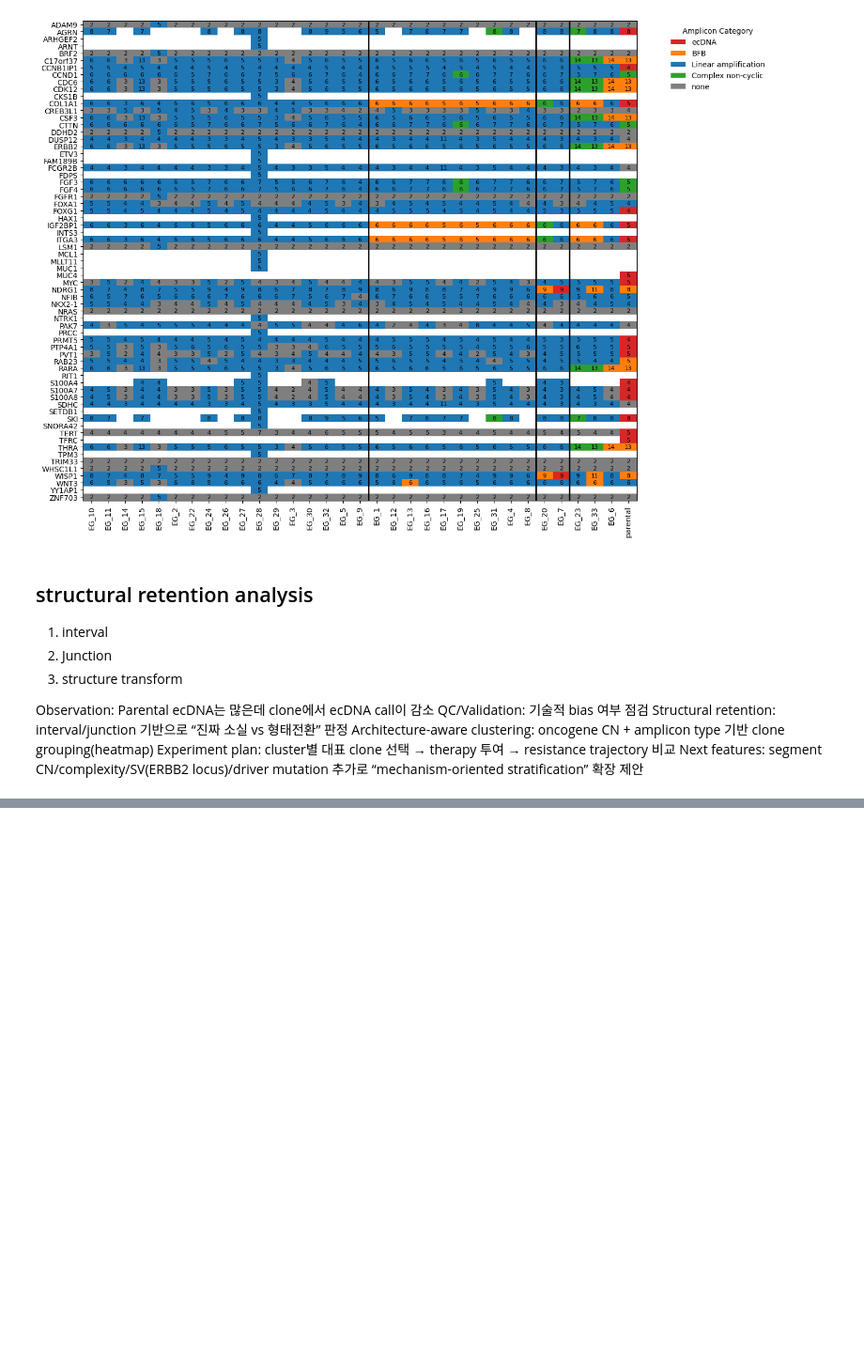
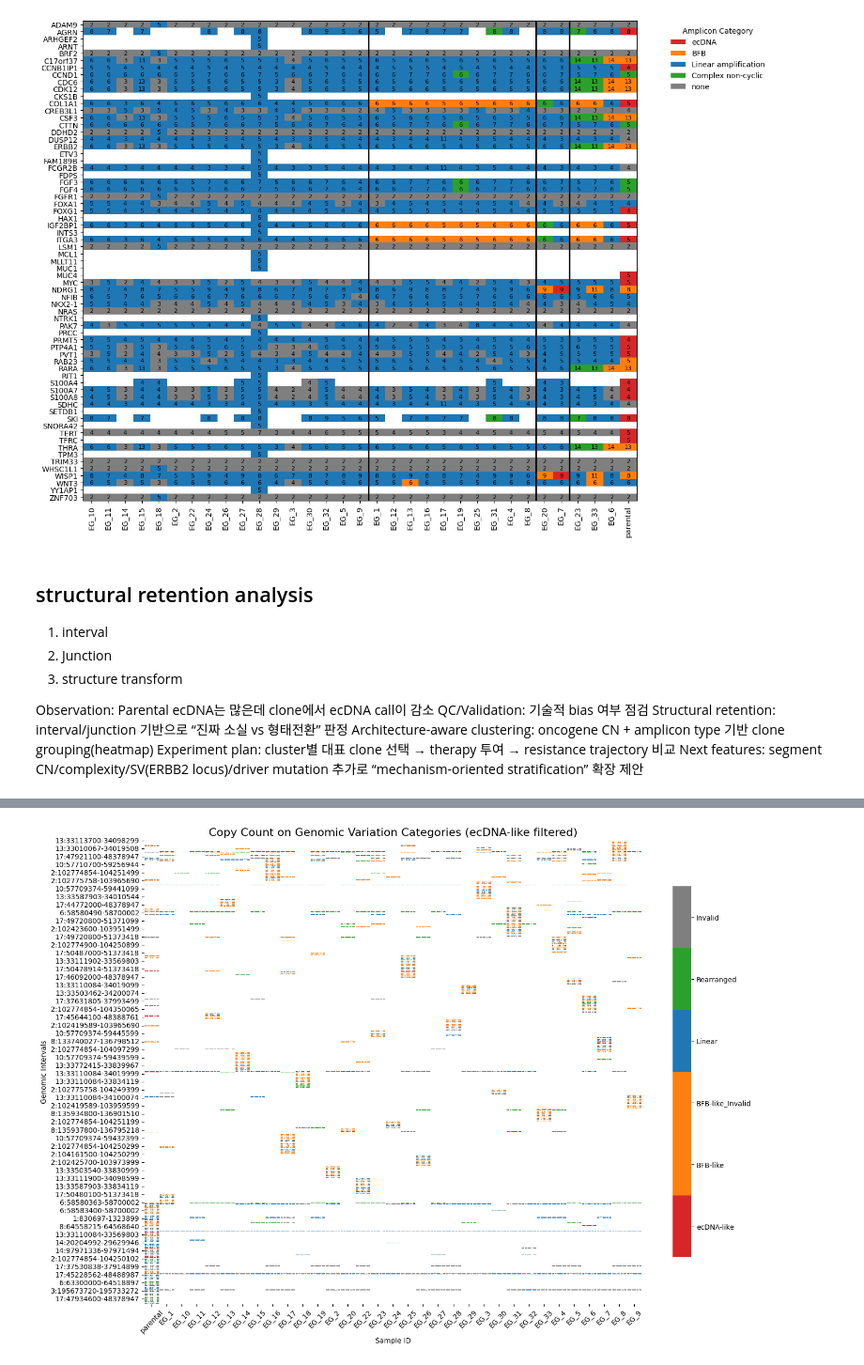
Before and after one commit to JiwonShon/ECTRES, a Jupyter notebook: Untitled.ipynb, the cells around one changed output, grey strips where cells are left out. Shown at 94% size. Cells and saved outputs as stored; diff of their text form; code cells hidden in the pictures; blank space fills up the shorter version.

```diff
--- a/Untitled.ipynb
+++ b/Untitled.ipynb
@@ -700,7 +712,7 @@ aa_cycles=pd.merge(aa_cycles, aaSuite_gemline_ms[['aa_barcode','amplicon_index',
 print(aa_cycles.shape) #(3626, 14)
 
 
-aa_cycles_ECGI = aa_cycles[(aa_cycles['source_barcode']=='ECGI1')&(aa_cycles_ECGI['sample_id']!='EG_21')]
+aa_cycles_ECGI = aa_cycles[(aa_cycles['source_barcode']=='ECGI1')&(aa_cycles['sample_id']!='EG_21')]
 
 print(aa_cycles_ECGI.shape) #(2901, 14)
 
@@ -780,0 +814,2 @@ aa_cycles.groupby(["aa_barcode", "amplicon_index"]).size().unstack(fill_value=0)
+# %%
+df_exploded_all=df_exploded.copy()
@@ -780,0 +885,8 @@ aa_cycles.groupby(["aa_barcode", "amplicon_index"]).size().unstack(fill_value=0)
+# %%
+# df_exploded[(df_exploded['sample_id']=='parental')&(df_exploded['amplicon_type']=='ecDNA')]['amplicon_index'].unique()
+
+# interval_list=df_exploded[(df_exploded['sample_id']=='parental')&(df_exploded['amplicon_type'].isin(['ecDNA','BFB-like']))]['Intervals_split'].unique().tolist()
+interval_list=df_exploded[(df_exploded['amplicon_type'].isin(['ecDNA','BFB']))]['Intervals_split'].unique().tolist()
+interval_list
+len(interval_list)
+# df_exploded
@@ -780,0 +895,71 @@ aa_cycles.groupby(["aa_barcode", "amplicon_index"]).size().unstack(fill_value=0)
+# %%
+from matplotlib.colors import ListedColormap
+
+df_exploded = df_exploded_all.copy()
+# 1. 오타 수정: .inis -> .isin
+df_exploded = df_exploded_all[df_exploded_all['Intervals_split'].isin(interval_list)]
+
+# 2. 피벗 테이블 생성 (기존 코드 유지)
+cn_matrix = df_exploded.pivot_table(
+    index="Intervals_split",
+    columns="sample_id",
+    values="Copy_count",
+    aggfunc='max'
+).reindex(columns=sample_order)
+
+cat_matrix = df_exploded.pivot_table(
+    index="Intervals_split",
+    columns="sample_id",
+    values="CycleClass",
+    aggfunc=lambda x: x.iloc[0]
+).reindex(columns=sample_order)
+
+
+# 1. 'ecDNA-like'를 포함한 인터벌 필터링
+# ecdna_intervals = cat_matrix.index[cat_matrix.isin(["ecDNA-like"]).any(axis=1)]
+
+# 필터링된 데이터 생성
+# cn_matrix_filtered = cn_matrix.loc[ecdna_intervals]
+# cat_matrix_filtered = cat_matrix.loc[ecdna_intervals]
+cn_matrix_filtered = cn_matrix.loc[interval_list]
+cat_matrix_filtered = cat_matrix.loc[interval_list]
+
+# 2. 카테고리(문자열)를 숫자로 매핑 (컬러맵 적용용)
+category_labels = list(color_map.keys())
+category_to_int = {label: i for i, label in enumerate(category_labels)}
+int_to_color = [color_map[label] for label in category_labels]
+
+# 히트맵 배경용 숫자 행렬
+cat_numeric = cat_matrix_filtered.replace(category_to_int)
+
+# 3. 히트맵 그리기
+plt.figure(figsize=(16, 12))  # 숫자가 잘 보이도록 사이즈를 넉넉히 조절
+
+custom_cmap = ListedColormap(int_to_color)
+
+# annot=cn_matrix_filtered: 실제 Copy Count 숫자를 셀에 표시
+# fmt=".1f": 소수점 첫째자리까지 표시 (정수라면 "d"로 변경)
+ax = sns.heatmap(
+    cat_numeric,
+    annot=cn_matrix_filtered,
+    fmt=".1f",
+    cmap=custom_cmap,
+    linewidths=0.5,
+    linecolor='white',
+    cbar_kws={'shrink': 0.8}
+)
+
+# 4. 컬러바 범례 설정 (오른쪽 바에 카테고리명 표시)
+colorbar = ax.collections[0].colorbar
+num_labels = len(category_labels)
+r = colorbar.vmax - colorbar.vmin
+colorbar.set_ticks([colorbar.vmin + r / num_labels * (i + 0.5) for i in range(num_labels)])
+colorbar.set_ticklabels(category_labels)
+
+plt.title("Copy Count on Genomic Variation Categories (ecDNA-like filtered)", fontsize=16)
+plt.ylabel("Genomic Intervals")
+plt.xlabel("Sample ID")
+plt.xticks(rotation=45)
+plt.show()
+# %% [output]
+[figure, added]
```
Also changed, not shown: parts of 16 cells of this notebook, 2 other files.
